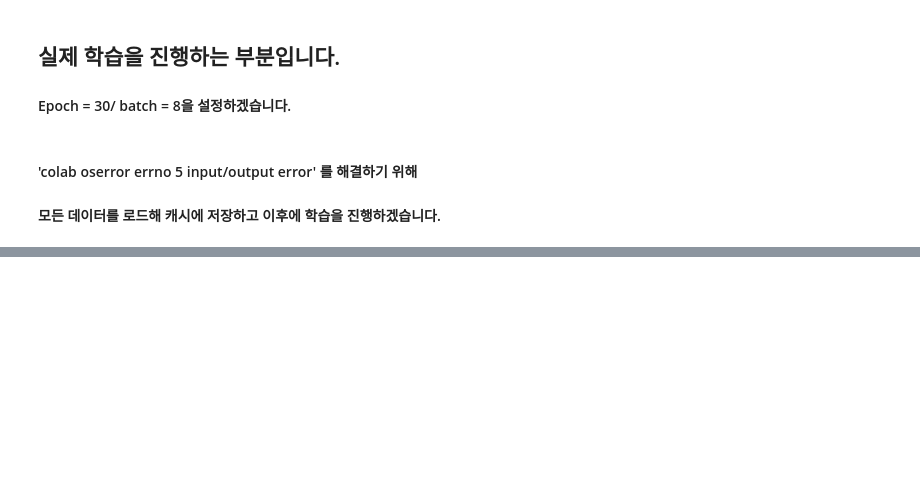
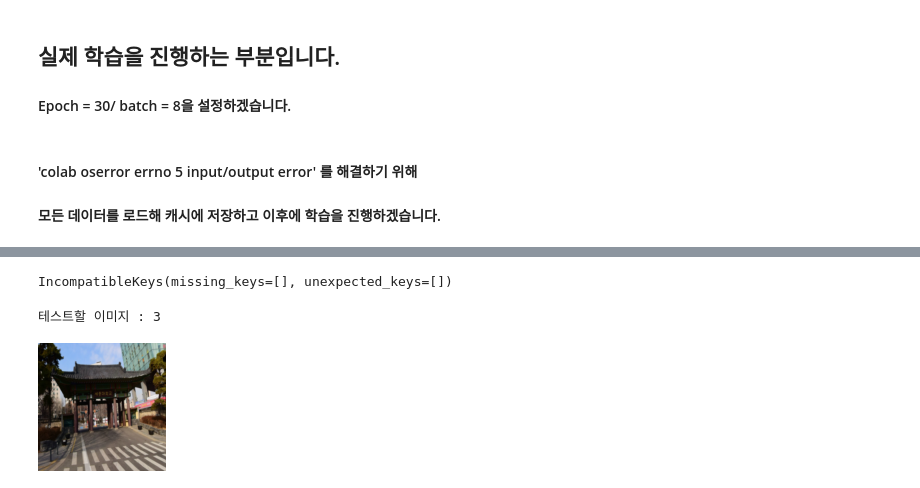
Before and after one commit to socome/NetVLAD-Example-on-Colab, a Jupyter notebook: NetVLAD_manual.ipynb, the cells around one changed output, grey strips where cells are left out. Drawn from its saved outputs; the diff is of its cells as text; code cells hidden in the pictures; blank space fills up the shorter version.

```diff
--- a/NetVLAD_manual.ipynb
+++ b/NetVLAD_manual.ipynb
@@ -402,6 +421,8 @@ for epoch in range(epochs):
 # %%
-state_dict = torch.load('./model_30.pt')
+state_dict = torch.load('./model_20.pt')
 model.load_state_dict(state_dict)
+# %% [output]
+IncompatibleKeys(missing_keys=[], unexpected_keys=[])
 # %%
 output_train = model(bef_output_train.cuda())
 X_train = output_train
@@ -448,12 +466,15 @@ check_index = 90
 # %%
 image_query = X_test[check_index].view(1,-1)
 label_query = Y_test[check_index].view(1)
-X_total= torch.cat([X_train, image_query], dim=0)
-Y_total= torch.cat([Y_train, label_query], dim=0)
+X_total= torch.cat([X_train, image_query], dim=0).cpu().detach().numpy()
+Y_total= torch.cat([Y_train, label_query], dim=0).cpu().detach().numpy()
 
 test_img = Function.to_pil_image(test_image[check_index])
-print(test_label[check_index].item())
+print('테스트할 이미지 : {}'.format(test_label[check_index].item()))
 display(test_img)
+# %% [output]
+테스트할 이미지 : 3
+[figure, added]
 # %%
 tsne = manifold.TSNE(n_components=2, init='pca', random_state=0)
 X_tsne = tsne.fit_transform(X_total)
```
Also changed, not shown: parts of 4 cells of this notebook.
